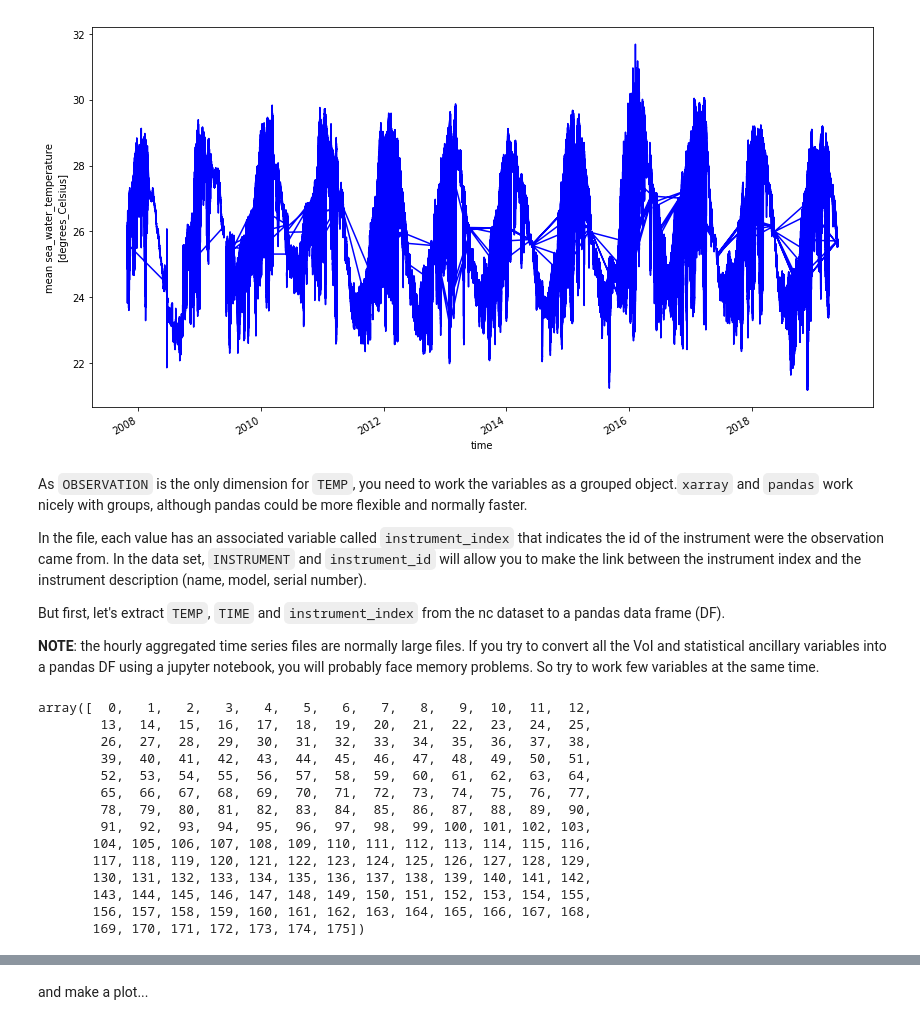
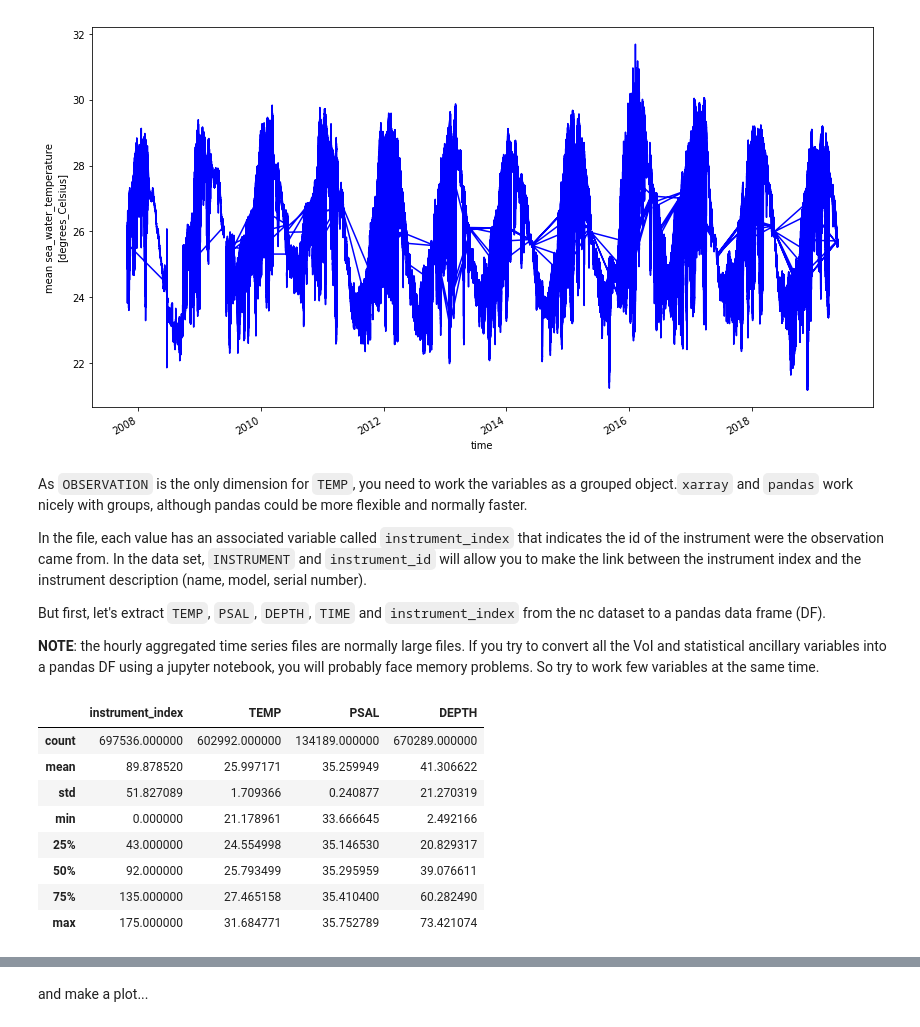
Before and after one commit to aodn/imos-user-code-library, a Jupyter notebook: Python/notebooks/ANMN_LTSP_hourlytimeseries_Demo.ipynb, the cells around one changed output, grey strips where cells are left out. Cells and saved outputs as stored; diff of their text form; code cells hidden in the pictures.

```diff
--- a/Python/notebooks/ANMN_LTSP_hourlytimeseries_Demo.ipynb
+++ b/Python/notebooks/ANMN_LTSP_hourlytimeseries_Demo.ipynb
@@ -140,26 +140,24 @@ As `OBSERVATION` is the only dimension for `TEMP`, you need to work the variable
 
 In the file, each value has an associated variable called `instrument_index` that indicates the id of the instrument were the observation came from. In the data set, `INSTRUMENT` and `instrument_id` will allow you to make the link between the instrument index and the instrument description (name, model, serial number).
 
-But first, let's extract `TEMP`, `TIME` and `instrument_index` from the nc dataset to a pandas data frame (DF).
+But first, let's extract `TEMP`, `PSAL`, `DEPTH`, `TIME` and `instrument_index` from the nc dataset to a pandas data frame (DF).
 
 **NOTE**: the hourly aggregated time series files are normally large files. If you try to convert all the VoI and statistical ancillary variables into a pandas DF using a jupyter notebook, you will probably face memory problems. So try to work few variables at the same time.
 # %%
-df = pd.DataFrame({'instrument_index': nc.instrument_index, 'TIME': nc.TIME, 'TEMP': nc.TEMP})
+df = pd.DataFrame({'instrument_index': nc.instrument_index,
+                   'TIME': nc.TIME,
+                   'TEMP': nc.TEMP,
+                   'PSAL': nc.PSAL,
+                   'DEPTH': nc.DEPTH})
 
-## how many intruments?
-df.instrument_index.unique()
+df.describe()
 # %% [output]
-array([  0,   1,   2,   3,   4,   5,   6,   7,   8,   9,  10,  11,  12,
-        13,  14,  15,  16,  17,  18,  19,  20,  21,  22,  23,  24,  25,
-        26,  27,  28,  29,  30,  31,  32,  33,  34,  35,  36,  37,  38,
-        39,  40,  41,  42,  43,  44,  45,  46,  47,  48,  49,  50,  51,
-        52,  53,  54,  55,  56,  57,  58,  59,  60,  61,  62,  63,  64,
-        65,  66,  67,  68,  69,  70,  71,  72,  73,  74,  75,  76,  77,
-        78,  79,  80,  81,  82,  83,  84,  85,  86,  87,  88,  89,  90,
-        91,  92,  93,  94,  95,  96,  97,  98,  99, 100, 101, 102, 103,
-       104, 105, 106, 107, 108, 109, 110, 111, 112, 113, 114, 115, 116,
-       117, 118, 119, 120, 121, 122, 123, 124, 125, 126, 127, 128, 129,
-       130, 131, 132, 133, 134, 135, 136, 137, 138, 139, 140, 141, 142,
-       143, 144, 145, 146, 147, 148, 149, 150, 151, 152, 153, 154, 155,
-       156, 157, 158, 159, 160, 161, 162, 163, 164, 165, 166, 167, 168,
-       169, 170, 171, 172, 173, 174, 175])
+|  | instrument_index | TEMP | PSAL | DEPTH |
+| count | 697536.000000 | 602992.000000 | 134189.000000 | 670289.000000 |
+| mean | 89.878520 | 25.997171 | 35.259949 | 41.306622 |
+| std | 51.827089 | 1.709366 | 0.240877 | 21.270319 |
+| min | 0.000000 | 21.178961 | 33.666645 | 2.492166 |
+| 25% | 43.000000 | 24.554998 | 35.146530 | 20.829317 |
+| 50% | 92.000000 | 25.793499 | 35.295959 | 39.076611 |
+| 75% | 135.000000 | 27.465158 | 35.410400 | 60.282490 |
+| max | 175.000000 | 31.684771 | 35.752789 | 73.421074 |
```
Also changed, not shown: parts of 7 cells of this notebook.
